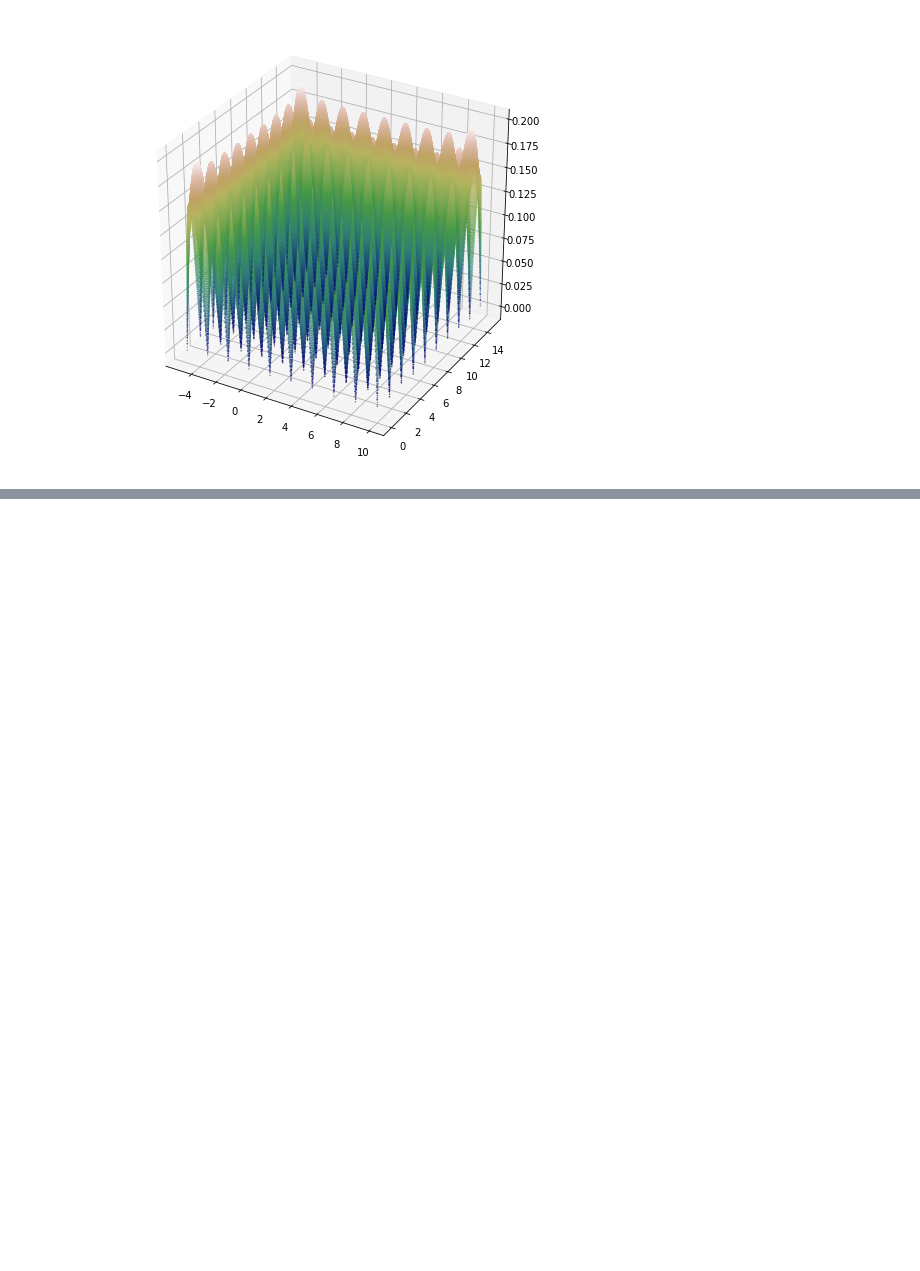
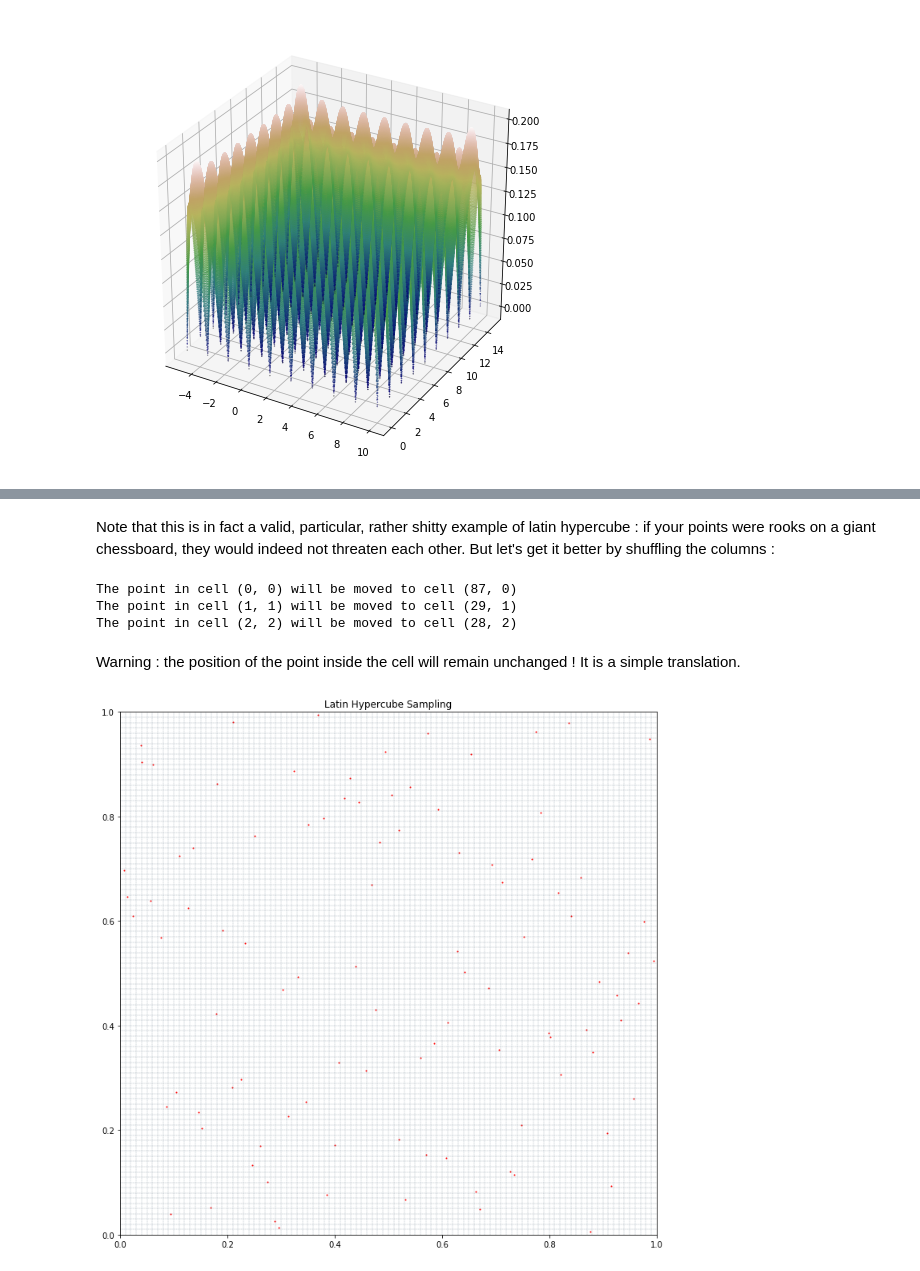
Before and after one commit to yapa-loulou/kriging, a Jupyter notebook: Kriging.ipynb, the cells around one changed output, grey strips where cells are left out. Saved outputs shown, nothing was run; the diff lists cells and outputs as text; code cells hidden in the pictures; blank space fills up the shorter version.

```diff
--- a/Kriging.ipynb
+++ b/Kriging.ipynb
@@ -404,0 +532,29 @@ X_test[2*next_point],error
+# %% [markdown]
+Note that this is in fact a valid, particular, rather shitty example of latin hypercube : if your points were rooks on a giant chessboard, they would indeed not threaten each other. But let's get it better by shuffling the columns :
+# %%
+columns=np.arange(100)
+np.random.shuffle(columns)
+def message(i):
+    print(f'The point in cell {(i,i)} will be moved to cell {(columns[i],i)}')
+for i in range(3):
+    message(i)
+# %% [output]
+The point in cell (0, 0) will be moved to cell (87, 0)
+The point in cell (1, 1) will be moved to cell (29, 1)
+The point in cell (2, 2) will be moved to cell (28, 2)
+# %% [markdown]
+ Warning : the position of the point inside the cell will remain unchanged ! It is a simple translation.
+# %%
+for i in range(100):
+    X[i]=X[i]-0.01*i+0.01*columns[i]
+# %%
+plt.figure(figsize=(12,12))
+plt.plot(X,Y,'ro',markersize=1)
+plt.xlim(0,1)
+plt.ylim(0,1)
+plt.title('Latin Hypercube Sampling')
+for i in np.linspace(0,1,101)[1:100]:
+    plt.axvline(x=i,linestyle='--',linewidth=0.3,c='slategray')
+    plt.axhline(y=i,linestyle='--',linewidth=0.3,c='slategray')
+# %% [output]
+[figure, added]
```
Also changed, not shown: parts of 64 cells of this notebook.
